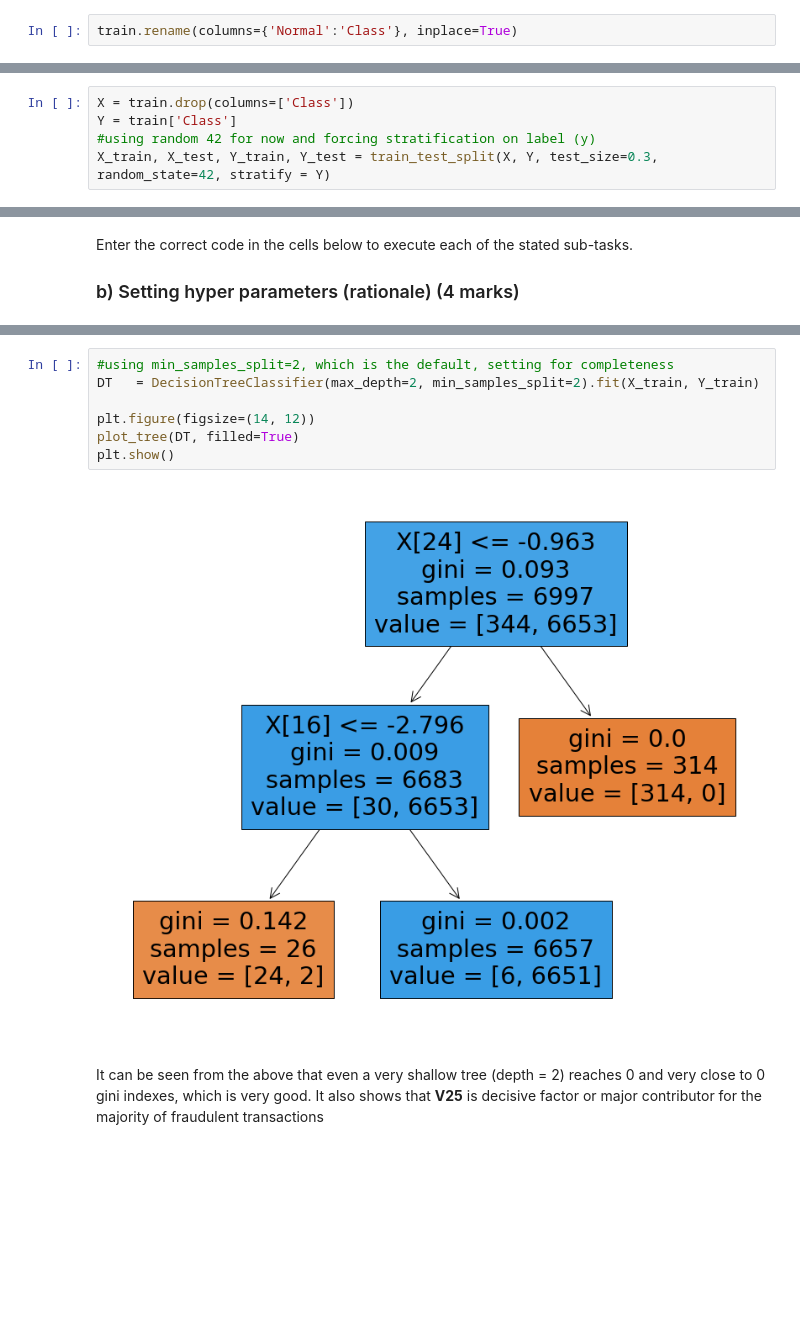
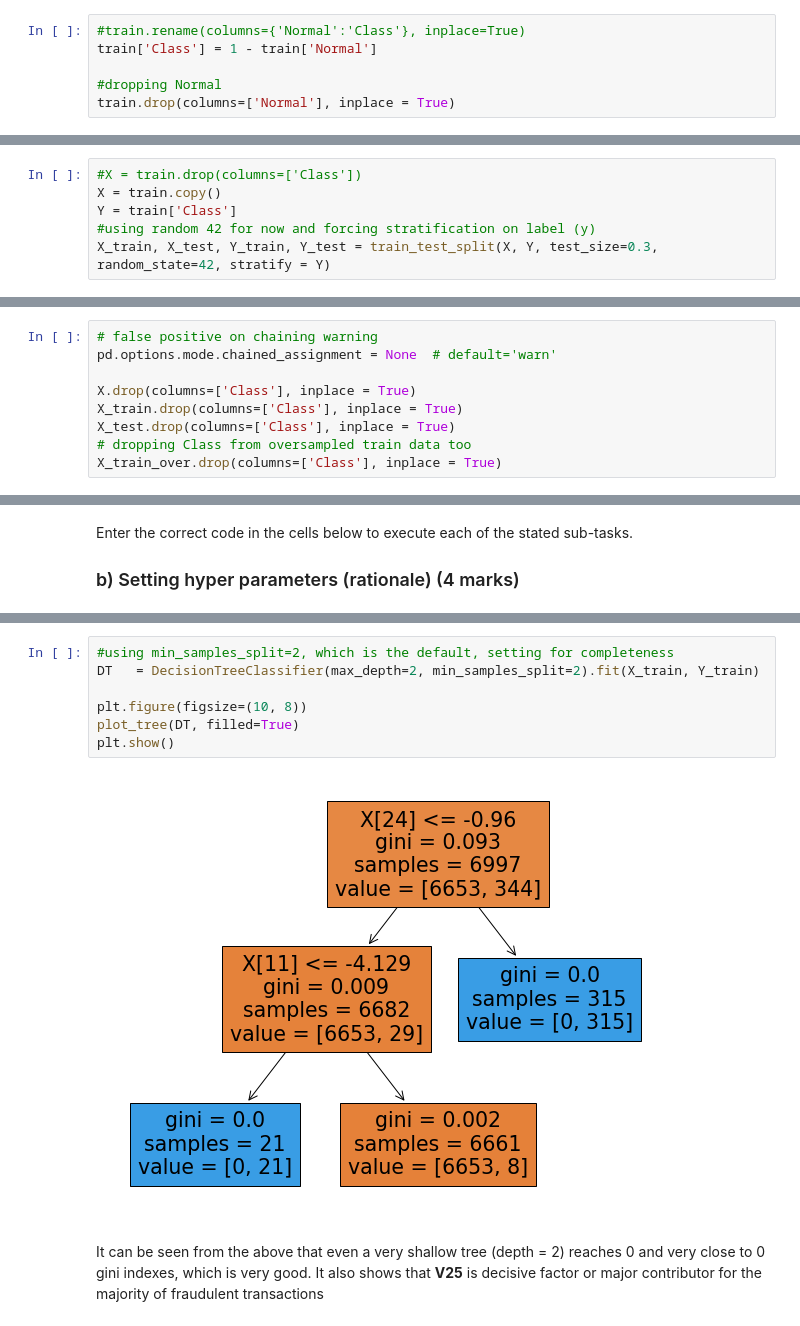
Before and after one commit to lacibacsi/data_science_assignment_3, a Jupyter notebook: Assessment3_playground.ipynb, the cells around one changed output, grey strips where cells are left out. Drawn from its saved outputs; the diff is of its cells as text; blank space fills up the shorter version.

```diff
--- a/Assessment3_playground.ipynb
+++ b/Assessment3_playground.ipynb
@@ -157,7 +161,11 @@ The input data already comes as 'labelled', the column 'Normal' contains the 'gr
 
 ![data_label.jpeg](attachment:data_label.jpeg)
-# %%
-train.rename(columns={'Normal':'Class'}, inplace=True)
+# %%
+#train.rename(columns={'Normal':'Class'}, inplace=True)
+train['Class'] = 1 - train['Normal']
+
+#dropping Normal
+train.drop(columns=['Normal'], inplace = True)
 # %%
 train.head(20)
 # %% [output]
@@ -460,5 +470,6 @@ Given the imbalance of the problem splitting is done using **stratification**
 # %%
-X = train.drop(columns=['Class'])
+#X = train.drop(columns=['Class'])
+X = train.copy()
 Y = train['Class']
 #using random 42 for now and forcing stratification on label (y)
 X_train, X_test, Y_train, Y_test = train_test_split(X, Y, test_size=0.3,  random_state=42, stratify = Y)
@@ -464,0 +611,9 @@ X_train, X_test, Y_train, Y_test = train_test_split(X, Y, test_size=0.3,  random
+# %%
+# false positive on chaining warning
+pd.options.mode.chained_assignment = None  # default='warn'
+
+X.drop(columns=['Class'], inplace = True)
+X_train.drop(columns=['Class'], inplace = True)
+X_test.drop(columns=['Class'], inplace = True)
+# dropping Class from oversampled train data too
+X_train_over.drop(columns=['Class'], inplace = True)
@@ -498,12 +658,12 @@ all other hyper parameters (max_fetures, class_weights) are left default
 # %%
 #using min_samples_split=2, which is the default, setting for completeness
 DT   = DecisionTreeClassifier(max_depth=2, min_samples_split=2).fit(X_train, Y_train)
 
-plt.figure(figsize=(14, 12))
+plt.figure(figsize=(10, 8))
 plot_tree(DT, filled=True)
 plt.show()
 # %% [output]
-[figure, old version]
+[figure, new version]
 # %% [markdown]
 It can be seen from the above that even a very shallow tree (depth = 2) reaches 0 and very close to 0 gini indexes, which is very good. It also shows that **V25** is decisive factor or major contributor for the majority of fraudulent transactions
 # %%
```
Also changed, not shown: parts of 162 cells of this notebook, 5 other files.
